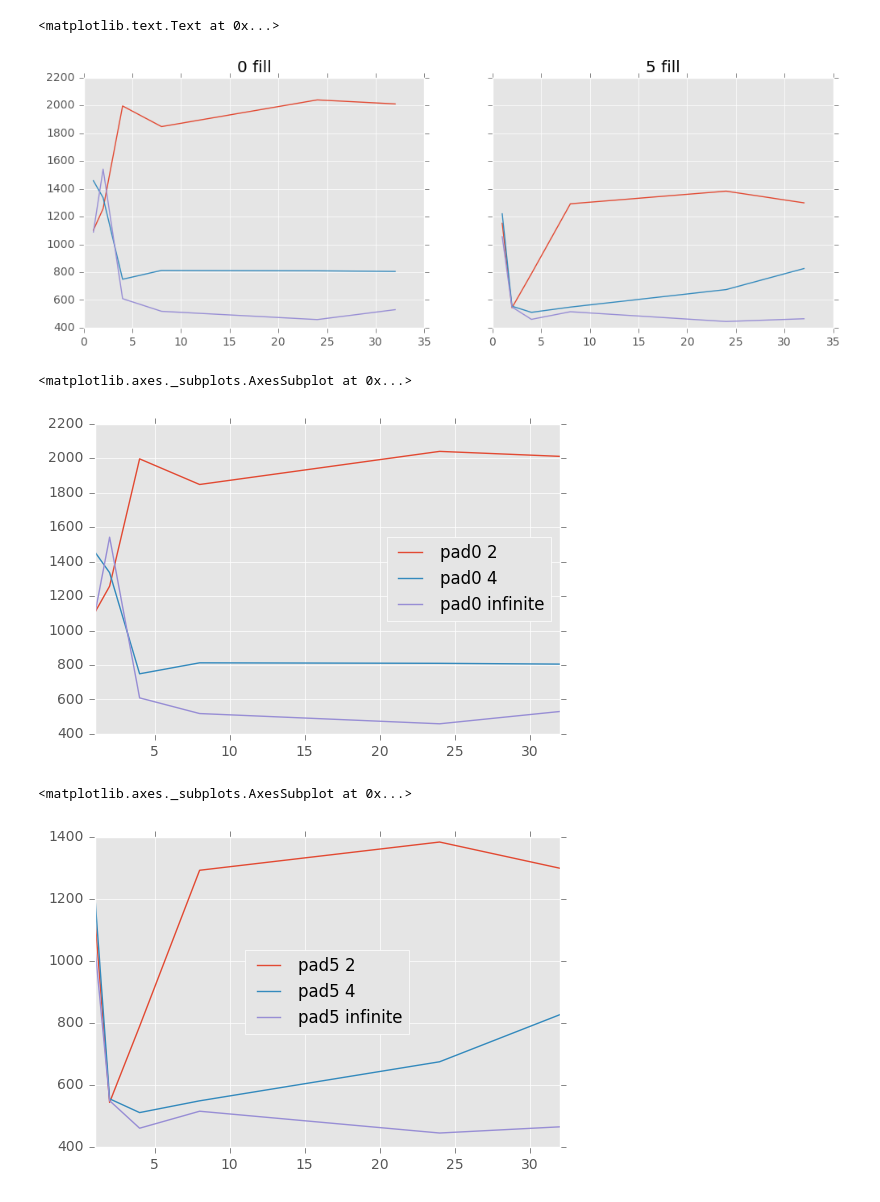
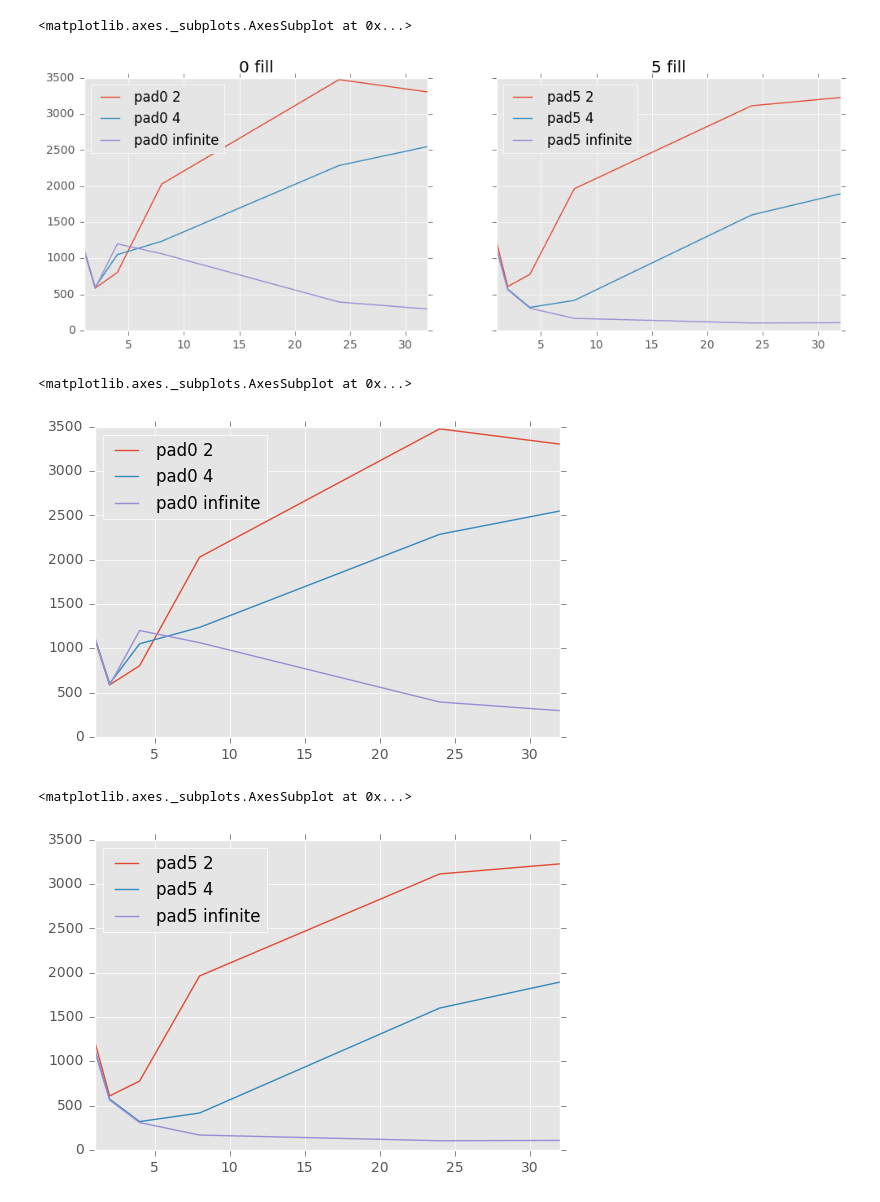
Before and after one commit to thepaulm/fibber, a Jupyter notebook: laptop.ipynb, the cells around one changed output. Saved outputs shown, nothing was run; the diff lists cells and outputs as text; code cells hidden in the pictures.

```diff
--- a/laptop.ipynb
+++ b/laptop.ipynb
@@ -4,10 +4,10 @@ import numpy as np
 import matplotlib as plt
 %matplotlib inline
 # %%
-with open('results_0') as f:
+with open('linux_results_0') as f:
     d0 = [l.split('\t')[2].split()[0] for l in f]
 # %%
-with open('results_5') as f:
+with open('linux_results_5') as f:
     d5 = [l.split('\t')[2].split()[0] for l in f]
 # %%
 df0 = pd.DataFrame(d0)
@@ -27,22 +36,20 @@ data5 = pd.DataFrame({"pad5 infinite": df5[0:6][0].values, "pad5 2": df5[6:12][0
 # %%
 f, (ax1, ax2) = plt.pyplot.subplots(1, 2, sharey=True, figsize=(12,4))
-ax1.plot(data0)
-ax1.set_title("0 fill")
-ax2.plot(data5)
-ax2.set_title("5 fill")
+data0.plot(ax=ax1, title="0 fill")
+data5.plot(ax=ax2, title="5 fill")
 # %% [output]
-<matplotlib.text.Text at 0x...>
+<matplotlib.axes._subplots.AxesSubplot at 0x...>
-[figure, old version]
+[figure, new version]
 # %%
 data0.plot()
 # %% [output]
 <matplotlib.axes._subplots.AxesSubplot at 0x...>
-[figure, old version]
+[figure, new version]
 # %%
 data5.plot()
 # %% [output]
 <matplotlib.axes._subplots.AxesSubplot at 0x...>
-[figure, old version]
+[figure, new version]
 # %%
 pd.concat([pd.DataFrame(data5['pad5 2']), pd.DataFrame(data0['pad0 2'])]).plot()
 # %% [output]
```
Also changed, not shown: parts of 4 cells of this notebook.
